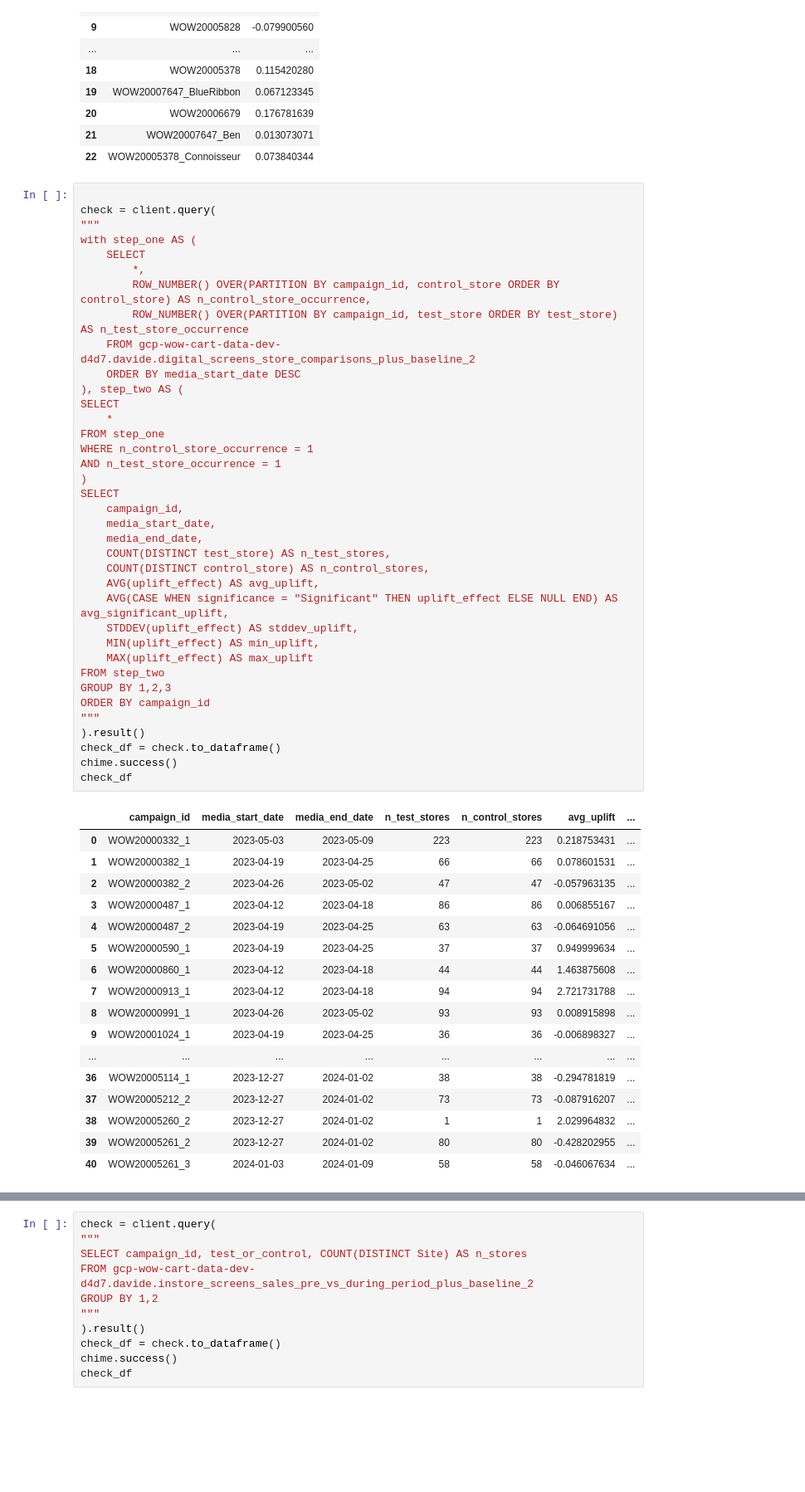
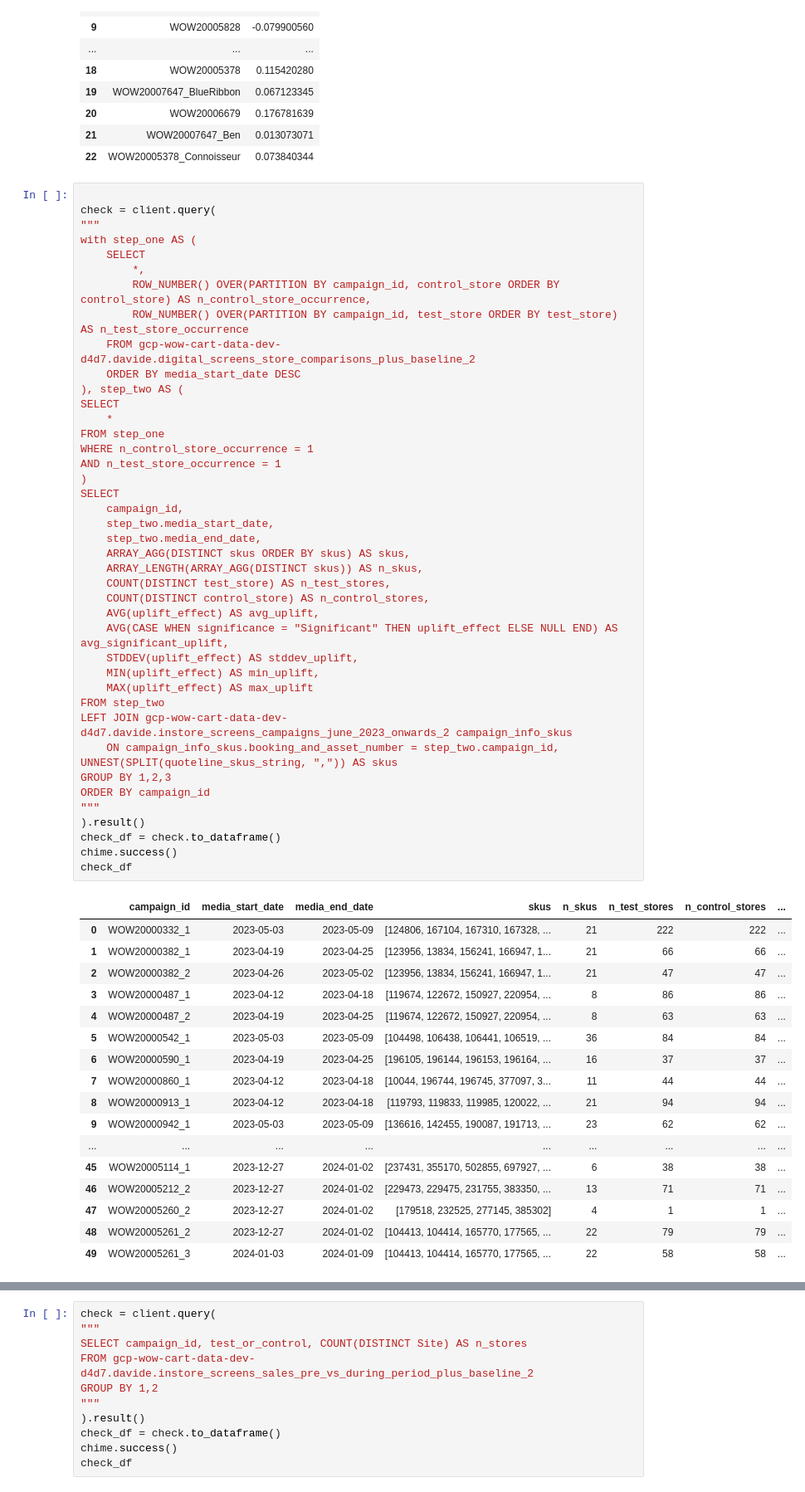
Before and after one commit to davelorino1/Cartology, a Jupyter notebook: Incrementality/Digital Screen Notebook.ipynb, the cells around one changed output, grey strips where cells are left out. Shown at 83% size. Cells and saved outputs as stored; diff of their text form; blank space fills up the shorter version.

Commit message:
updated digital screens run

```diff
--- a/Incrementality/Digital Screen Notebook.ipynb
+++ b/Incrementality/Digital Screen Notebook.ipynb
@@ -402,52 +402,57 @@ with step_one AS (
         *,
         ROW_NUMBER() OVER(PARTITION BY campaign_id, control_store ORDER BY control_store) AS n_control_store_occurrence,
         ROW_NUMBER() OVER(PARTITION BY campaign_id, test_store ORDER BY test_store) AS n_test_store_occurrence
     FROM gcp-wow-cart-data-dev-d4d7.davide.digital_screens_store_comparisons_plus_baseline_2
     ORDER BY media_start_date DESC
 ), step_two AS (
 SELECT
     *
 FROM step_one
 WHERE n_control_store_occurrence = 1
 AND n_test_store_occurrence = 1
 )
 SELECT
     campaign_id,
-    media_start_date,
-    media_end_date,
+    step_two.media_start_date,
+    step_two.media_end_date,
+    ARRAY_AGG(DISTINCT skus ORDER BY skus) AS skus,
+    ARRAY_LENGTH(ARRAY_AGG(DISTINCT skus)) AS n_skus,
     COUNT(DISTINCT test_store) AS n_test_stores,
     COUNT(DISTINCT control_store) AS n_control_stores,
     AVG(uplift_effect) AS avg_uplift,
     AVG(CASE WHEN significance = "Significant" THEN uplift_effect ELSE NULL END) AS avg_significant_uplift,
     STDDEV(uplift_effect) AS stddev_uplift,
     MIN(uplift_effect) AS min_uplift,
     MAX(uplift_effect) AS max_uplift
 FROM step_two
+LEFT JOIN gcp-wow-cart-data-dev-d4d7.davide.instore_screens_campaigns_june_2023_onwards_2 campaign_info_skus
+    ON campaign_info_skus.booking_and_asset_number = step_two.campaign_id,
+UNNEST(SPLIT(quoteline_skus_string, ",")) AS skus
 GROUP BY 1,2,3
 ORDER BY campaign_id
 """
 ).result()
 check_df = check.to_dataframe()
 chime.success()
 check_df
 # %% [output]
-|  | campaign_id | media_start_date | media_end_date | n_test_stores | n_control_stores | avg_uplift | ... |
-| 0 | WOW20000332_1 | 2023-05-03 | 2023-05-09 | 223 | 223 | 0.218753431 | ... |
-| 1 | WOW20000382_1 | 2023-04-19 | 2023-04-25 | 66 | 66 | 0.078601531 | ... |
-| 2 | WOW20000382_2 | 2023-04-26 | 2023-05-02 | 47 | 47 | -0.057963135 | ... |
-| 3 | WOW20000487_1 | 2023-04-12 | 2023-04-18 | 86 | 86 | 0.006855167 | ... |
-| 4 | WOW20000487_2 | 2023-04-19 | 2023-04-25 | 63 | 63 | -0.064691056 | ... |
-| 5 | WOW20000590_1 | 2023-04-19 | 2023-04-25 | 37 | 37 | 0.949999634 | ... |
-| 6 | WOW20000860_1 | 2023-04-12 | 2023-04-18 | 44 | 44 | 1.463875608 | ... |
-| 7 | WOW20000913_1 | 2023-04-12 | 2023-04-18 | 94 | 94 | 2.721731788 | ... |
-| 8 | WOW20000991_1 | 2023-04-26 | 2023-05-02 | 93 | 93 | 0.008915898 | ... |
-| 9 | WOW20001024_1 | 2023-04-19 | 2023-04-25 | 36 | 36 | -0.006898327 | ... |
-| ... | ... | ... | ... | ... | ... | ... | ... |
-| 36 | WOW20005114_1 | 2023-12-27 | 2024-01-02 | 38 | 38 | -0.294781819 | ... |
-| 37 | WOW20005212_2 | 2023-12-27 | 2024-01-02 | 73 | 73 | -0.087916207 | ... |
-| 38 | WOW20005260_2 | 2023-12-27 | 2024-01-02 | 1 | 1 | 2.029964832 | ... |
-| 39 | WOW20005261_2 | 2023-12-27 | 2024-01-02 | 80 | 80 | -0.428202955 | ... |
-| 40 | WOW20005261_3 | 2024-01-03 | 2024-01-09 | 58 | 58 | -0.046067634 | ... |
+|  | campaign_id | media_start_date | media_end_date | skus | n_skus | n_test_stores | n_control_stores | ... |
+| 0 | WOW20000332_1 | 2023-05-03 | 2023-05-09 | [124806, 167104, 167310, 167328, ... | 21 | 222 | 222 | ... |
+| 1 | WOW20000382_1 | 2023-04-19 | 2023-04-25 | [123956, 13834, 156241, 166947, 1... | 21 | 66 | 66 | ... |
+| 2 | WOW20000382_2 | 2023-04-26 | 2023-05-02 | [123956, 13834, 156241, 166947, 1... | 21 | 47 | 47 | ... |
+| 3 | WOW20000487_1 | 2023-04-12 | 2023-04-18 | [119674, 122672, 150927, 220954, ... | 8 | 86 | 86 | ... |
+| 4 | WOW20000487_2 | 2023-04-19 | 2023-04-25 | [119674, 122672, 150927, 220954, ... | 8 | 63 | 63 | ... |
+| 5 | WOW20000542_1 | 2023-05-03 | 2023-05-09 | [104498, 106438, 106441, 106519, ... | 36 | 84 | 84 | ... |
+| 6 | WOW20000590_1 | 2023-04-19 | 2023-04-25 | [196105, 196144, 196153, 196164, ... | 16 | 37 | 37 | ... |
+| 7 | WOW20000860_1 | 2023-04-12 | 2023-04-18 | [10044, 196744, 196745, 377097, 3... | 11 | 44 | 44 | ... |
+| 8 | WOW20000913_1 | 2023-04-12 | 2023-04-18 | [119793, 119833, 119985, 120022, ... | 21 | 94 | 94 | ... |
+| 9 | WOW20000942_1 | 2023-05-03 | 2023-05-09 | [136616, 142455, 190087, 191713, ... | 23 | 62 | 62 | ... |
+| ... | ... | ... | ... | ... | ... | ... | ... | ... |
+| 45 | WOW20005114_1 | 2023-12-27 | 2024-01-02 | [237431, 355170, 502855, 697927, ... | 6 | 38 | 38 | ... |
+| 46 | WOW20005212_2 | 2023-12-27 | 2024-01-02 | [229473, 229475, 231755, 383350, ... | 13 | 71 | 71 | ... |
+| 47 | WOW20005260_2 | 2023-12-27 | 2024-01-02 | [179518, 232525, 277145, 385302] | 4 | 1 | 1 | ... |
+| 48 | WOW20005261_2 | 2023-12-27 | 2024-01-02 | [104413, 104414, 165770, 177565, ... | 22 | 79 | 79 | ... |
+| 49 | WOW20005261_3 | 2024-01-03 | 2024-01-09 | [104413, 104414, 165770, 177565, ... | 22 | 58 | 58 | ... |
 # %%
 
 check = client.query(
```
Also changed, not shown: parts of 8 cells of this notebook, 3 other files.
